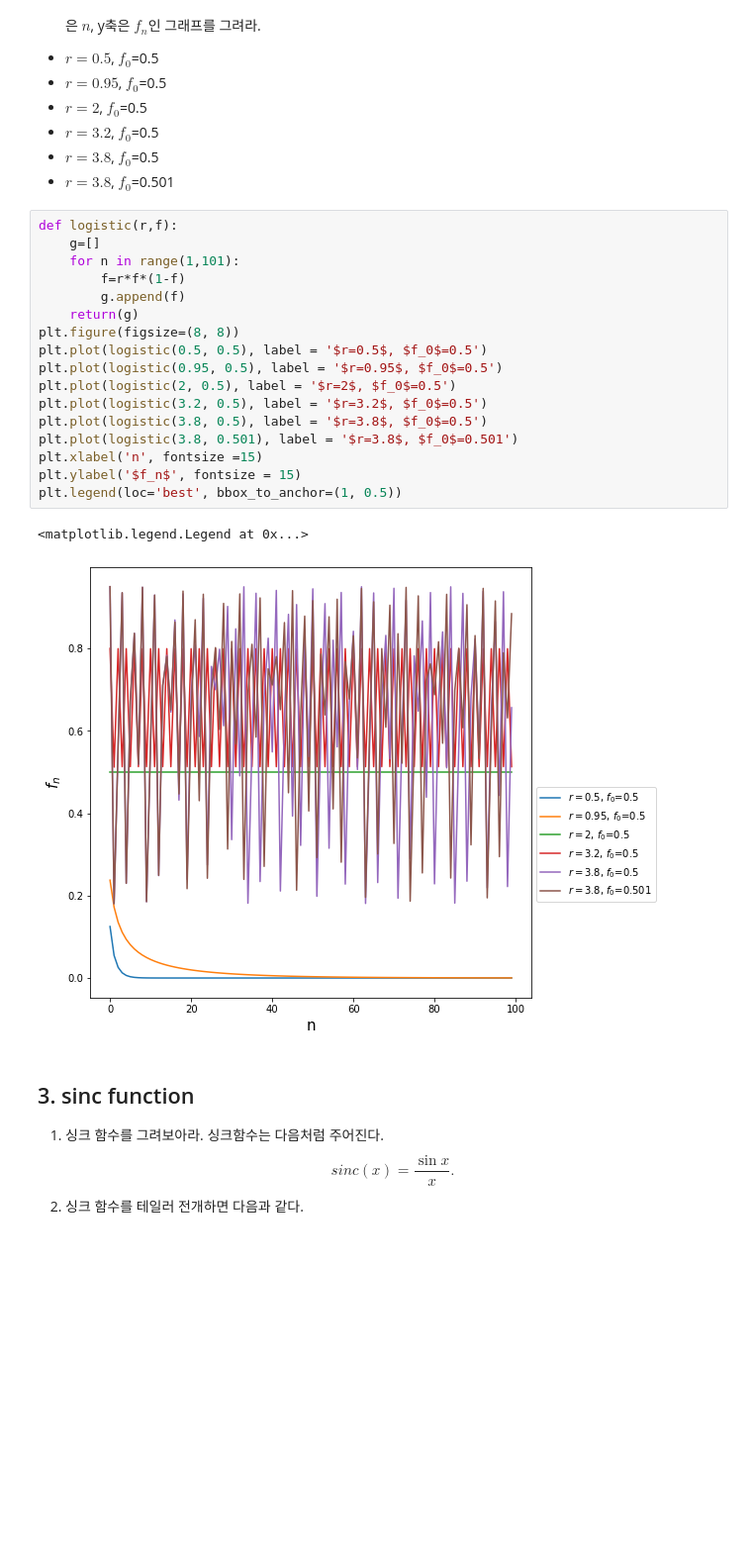
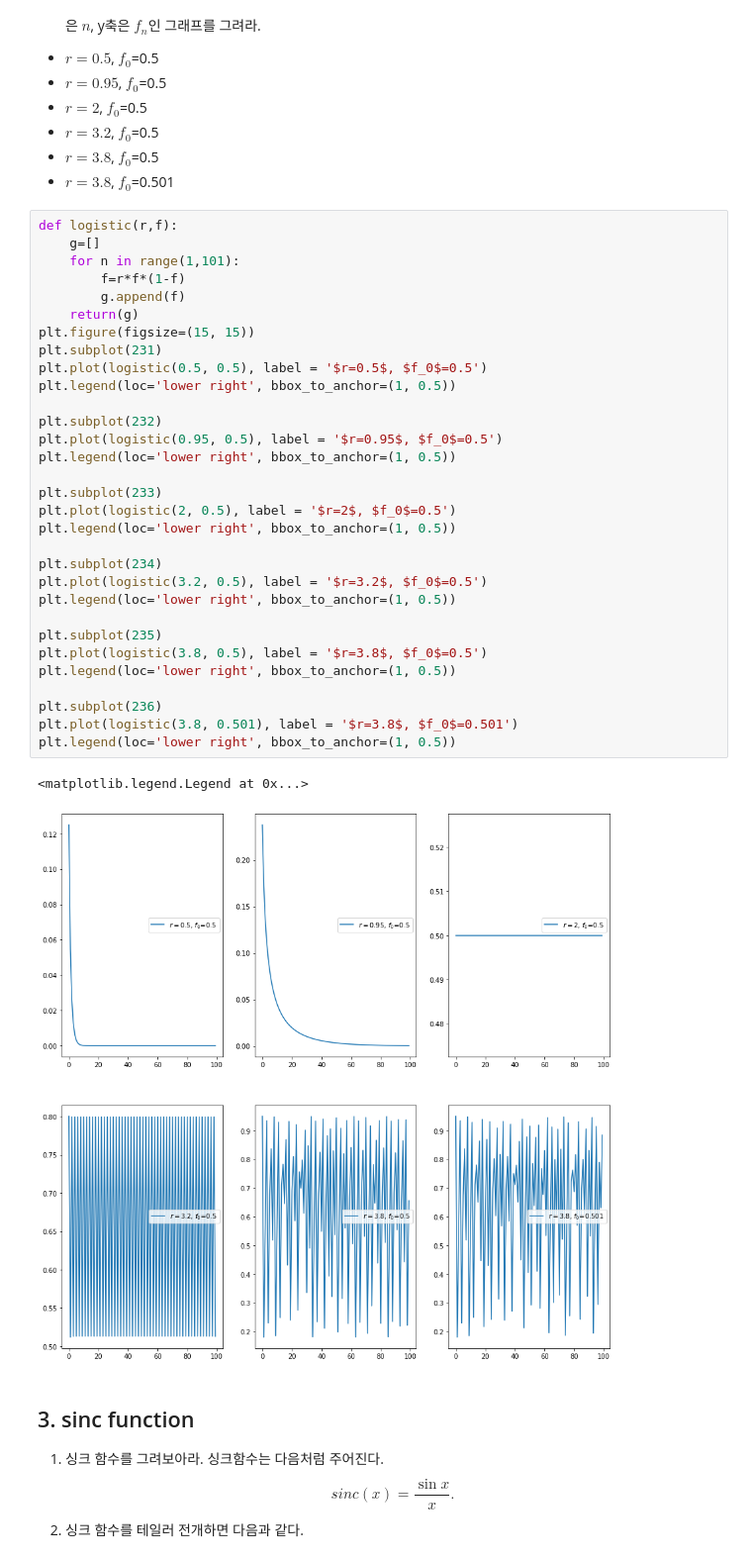
Before and after one commit to pijunseung/2021_cphys1, a Jupyter notebook: hw3.ipynb, the cells around one changed output. Shown at 99% size. Cells and saved outputs as stored; diff of their text form; blank space fills up the shorter version.

```diff
--- a/hw3.ipynb
+++ b/hw3.ipynb
@@ -48,23 +48,37 @@ plt.legend()
 # %%
 def logistic(r,f):
     g=[]
     for n in range(1,101):
         f=r*f*(1-f)
         g.append(f)
     return(g)
-plt.figure(figsize=(8, 8))
+plt.figure(figsize=(15, 15))
+plt.subplot(231)
 plt.plot(logistic(0.5, 0.5), label = '$r=0.5$, $f_0$=0.5')
+plt.legend(loc='lower right', bbox_to_anchor=(1, 0.5))
+
+plt.subplot(232)
 plt.plot(logistic(0.95, 0.5), label = '$r=0.95$, $f_0$=0.5')
+plt.legend(loc='lower right', bbox_to_anchor=(1, 0.5))
+
+plt.subplot(233)
 plt.plot(logistic(2, 0.5), label = '$r=2$, $f_0$=0.5')
+plt.legend(loc='lower right', bbox_to_anchor=(1, 0.5))
+
+plt.subplot(234)
 plt.plot(logistic(3.2, 0.5), label = '$r=3.2$, $f_0$=0.5')
+plt.legend(loc='lower right', bbox_to_anchor=(1, 0.5))
+
+plt.subplot(235)
 plt.plot(logistic(3.8, 0.5), label = '$r=3.8$, $f_0$=0.5')
+plt.legend(loc='lower right', bbox_to_anchor=(1, 0.5))
+
+plt.subplot(236)
 plt.plot(logistic(3.8, 0.501), label = '$r=3.8$, $f_0$=0.501')
-plt.xlabel('n', fontsize =15)
-plt.ylabel('$f_n$', fontsize = 15)
-plt.legend(loc='best', bbox_to_anchor=(1, 0.5))
+plt.legend(loc='lower right', bbox_to_anchor=(1, 0.5))
 # %% [output]
 <matplotlib.legend.Legend at 0x...>
-[figure, old version]
+[figure, new version]
 # %% [markdown]
 ## 3. sinc function
 1. 싱크 함수를 그려보아라. 싱크함수는 다음처럼 주어진다.$$ sinc(x)  = \frac{\sin x}{x}. $$
```
Also changed, not shown: parts of 2 cells of this notebook.
